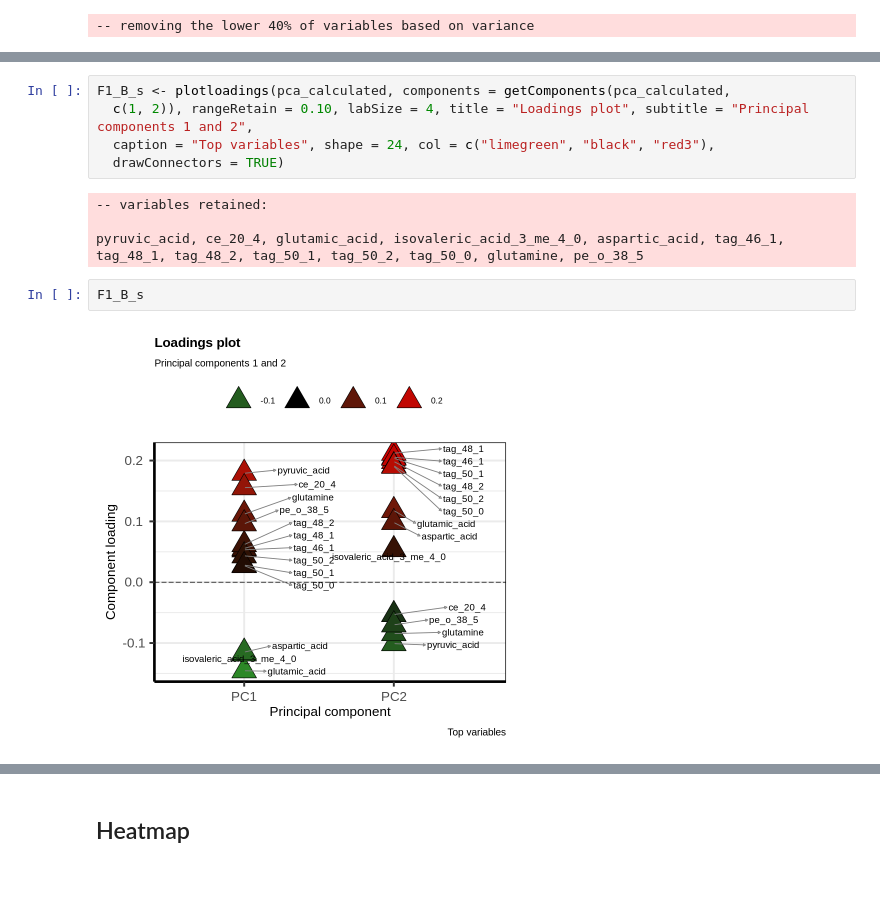
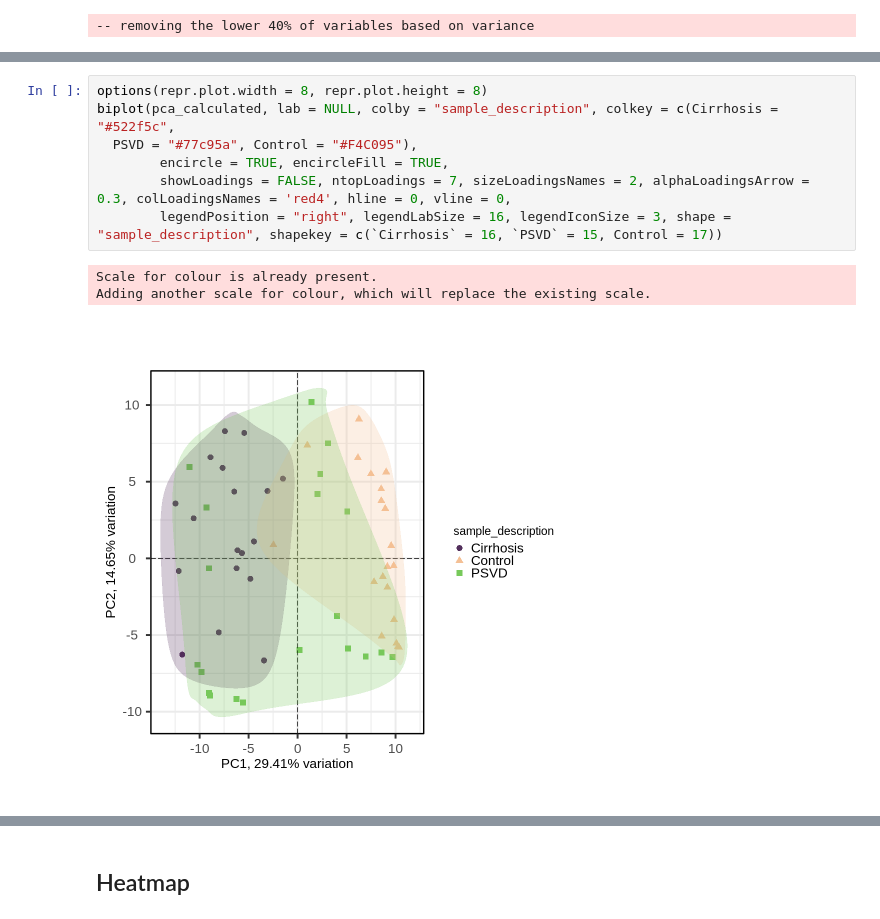
Before and after one commit to viennaliverstudygroups/SEMPETSCH-PSVD-metabolomics, a Jupyter notebook: analysis/03_venn_pca_heatmap.ipynb, the cells around one changed output, grey strips where cells are left out. Saved outputs shown, nothing was run; the diff lists cells and outputs as text; blank space fills up the shorter version.

```diff
--- a/analysis/03_venn_pca_heatmap.ipynb
+++ b/analysis/03_venn_pca_heatmap.ipynb
@@ -130,13 +119,11 @@ Adding another scale for colour, which will replace the existing scale.
-# %%
-F1_B_s <- plotloadings(pca_calculated, components = getComponents(pca_calculated,
-  c(1, 2)), rangeRetain = 0.10, labSize = 4, title = "Loadings plot", subtitle = "Principal components 1 and 2",
-  caption = "Top variables", shape = 24, col = c("limegreen", "black", "red3"),
-  drawConnectors = TRUE)
-# %% [output]
--- variables retained:
-
-pyruvic_acid, ce_20_4, glutamic_acid, isovaleric_acid_3_me_4_0, aspartic_acid, tag_46_1, tag_48_1, tag_48_2, tag_50_1, tag_50_2, tag_50_0, glutamine, pe_o_38_5
-# %%
-F1_B_s
-# %% [output]
-[figure, removed]
+# %%
+options(repr.plot.width = 8, repr.plot.height = 8)
+biplot(pca_calculated, lab = NULL, colby = "sample_description", colkey = c(Cirrhosis = "#522f5c",
+  PSVD = "#77c95a", Control = "#F4C095"),
+        encircle = TRUE, encircleFill = TRUE,
+        showLoadings = FALSE, ntopLoadings = 7, sizeLoadingsNames = 2, alphaLoadingsArrow = 0.3, colLoadingsNames = 'red4', hline = 0, vline = 0,
+        legendPosition = "right", legendLabSize = 16, legendIconSize = 3, shape = "sample_description", shapekey = c(`Cirrhosis` = 16, `PSVD` = 15, Control = 17))
+# %% [output]
+Scale for colour is already present.
+Adding another scale for colour, which will replace the existing scale.
+[figure, added]
```
Also changed, not shown: parts of 17 cells of this notebook, 11 other files.
